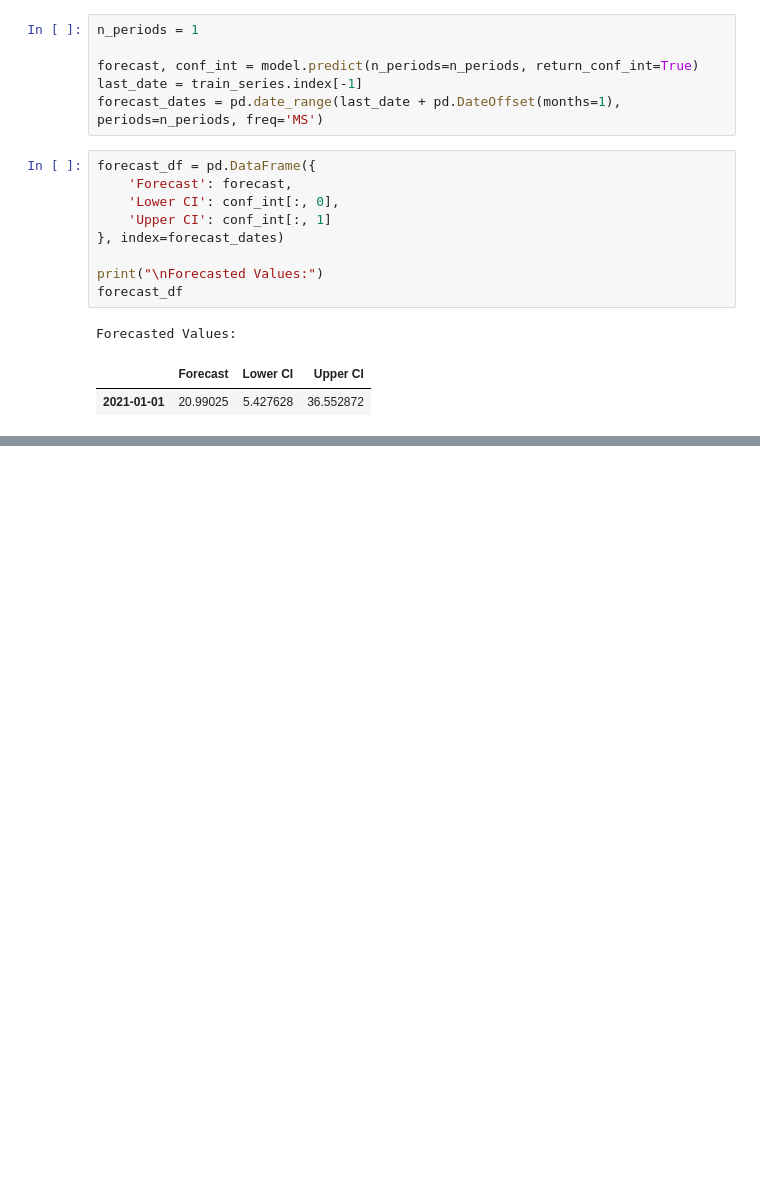
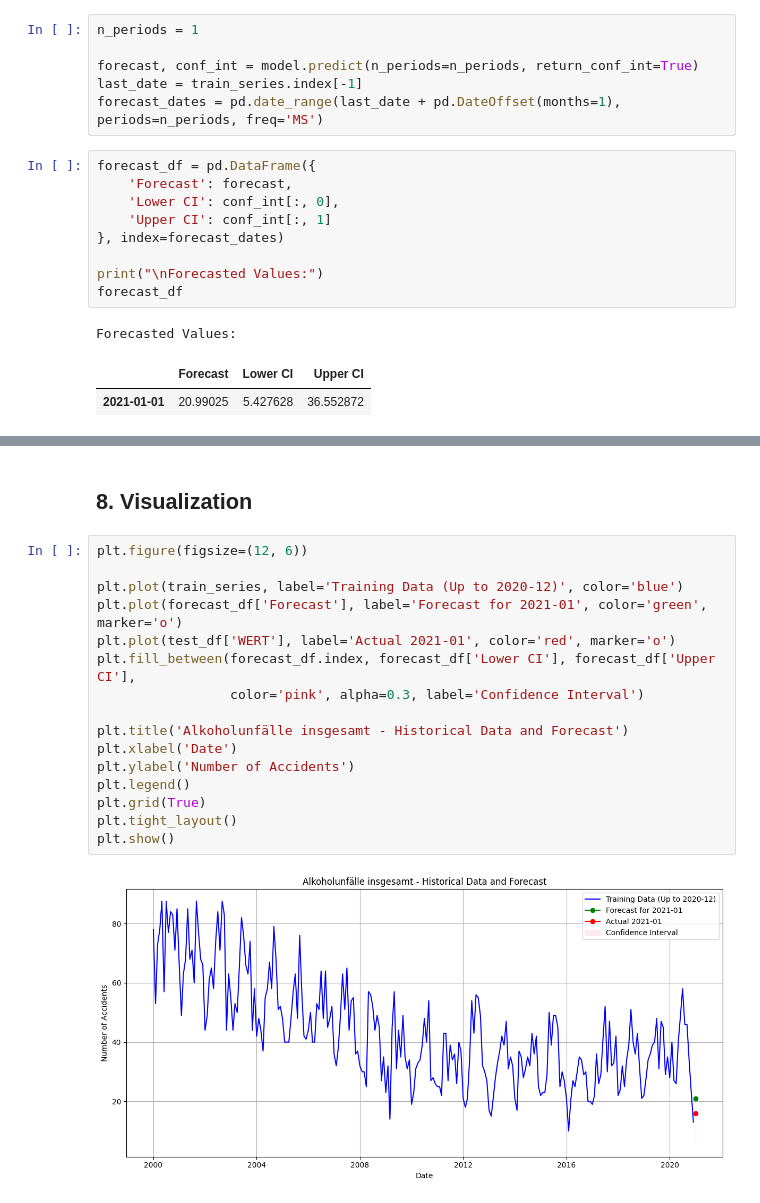
Before and after one commit to r-zeeshan/ai-challenge, a Jupyter notebook: main.ipynb, the cells around one changed output, grey strips where cells are left out. Drawn from its saved outputs; the diff is of its cells as text; blank space fills up the shorter version.

```diff
--- a/main.ipynb
+++ b/main.ipynb
@@ -278,0 +333,20 @@ Forecasted Values:
+# %% [markdown]
+## 8. Visualization
+# %%
+plt.figure(figsize=(12, 6))
+
+plt.plot(train_series, label='Training Data (Up to 2020-12)', color='blue')
+plt.plot(forecast_df['Forecast'], label='Forecast for 2021-01', color='green', marker='o')
+plt.plot(test_df['WERT'], label='Actual 2021-01', color='red', marker='o')
+plt.fill_between(forecast_df.index, forecast_df['Lower CI'], forecast_df['Upper CI'],
+                 color='pink', alpha=0.3, label='Confidence Interval')
+
+plt.title('Alkoholunfälle insgesamt - Historical Data and Forecast')
+plt.xlabel('Date')
+plt.ylabel('Number of Accidents')
+plt.legend()
+plt.grid(True)
+plt.tight_layout()
+plt.show()
+# %% [output]
+[figure, added]
```
Also changed, not shown: parts of 6 cells of this notebook.
